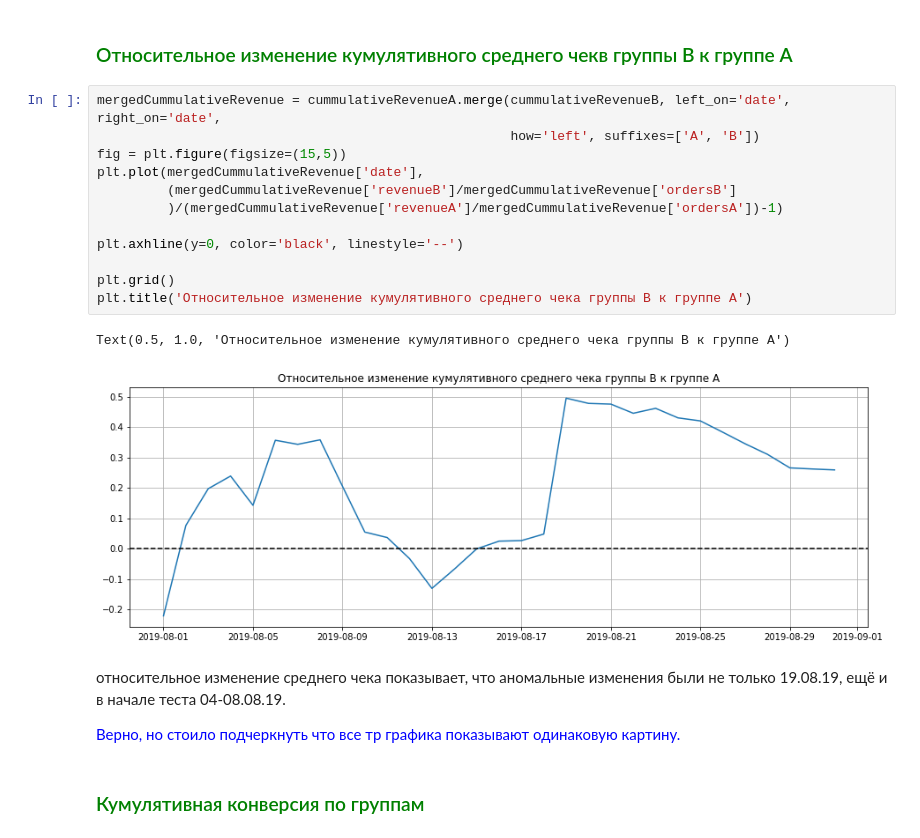
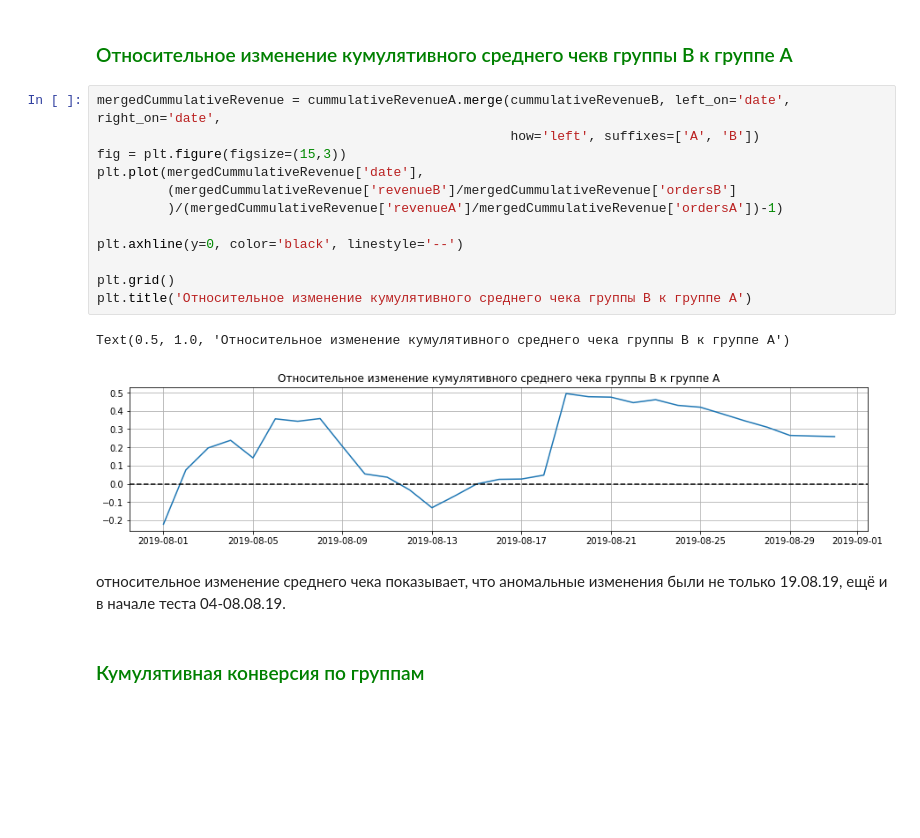
Before and after one commit to sergeipm/AB_test_online_shop, a Jupyter notebook: Крупный_интернет_магазин.ipynb, the cells around one changed output. Cells and saved outputs as stored; diff of their text form; blank space fills up the shorter version.

```diff
--- a/Крупный_интернет_магазин.ipynb
+++ b/Крупный_интернет_магазин.ipynb
@@ -149,22 +145,20 @@ Text(0.5, 1.0, 'Средний чек по дням и группам А/В те
 # %%
 mergedCummulativeRevenue = cummulativeRevenueA.merge(cummulativeRevenueB, left_on='date', right_on='date',
                                                      how='left', suffixes=['A', 'B'])
-fig = plt.figure(figsize=(15,5))
+fig = plt.figure(figsize=(15,3))
 plt.plot(mergedCummulativeRevenue['date'],
          (mergedCummulativeRevenue['revenueB']/mergedCummulativeRevenue['ordersB']
          )/(mergedCummulativeRevenue['revenueA']/mergedCummulativeRevenue['ordersA'])-1)
 
 plt.axhline(y=0, color='black', linestyle='--')
 
 plt.grid()
 plt.title('Относительное изменение кумулятивного среднего чека группы B к группе А')
 # %% [output]
 Text(0.5, 1.0, 'Относительное изменение кумулятивного среднего чека группы B к группе А')
-[figure, old version]
+[figure, new version]
 # %% [markdown]
 относительное изменение среднего чека показывает, что аномальные изменения были не только 19.08.19, ещё и в начале теста 04-08.08.19.
-
-<font color='blue'> Верно, но стоило подчеркнуть что все тр  графика показывают одинаковую картину. </font>
 # %% [markdown]
 <h3 style="color:green">Кумулятивная конверсия по группам</h3>
 # %%
```
Also changed, not shown: parts of 12 cells of this notebook.
